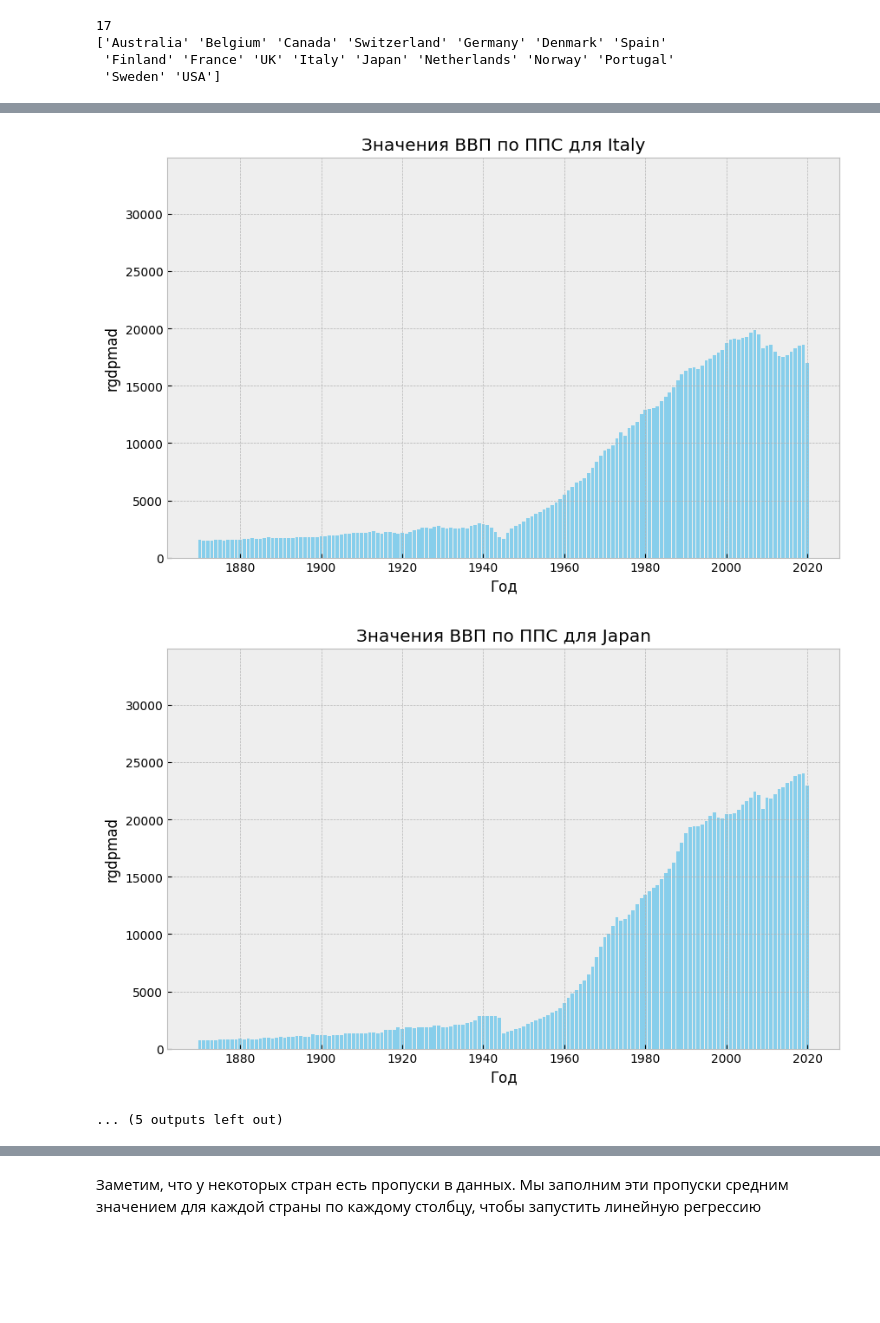
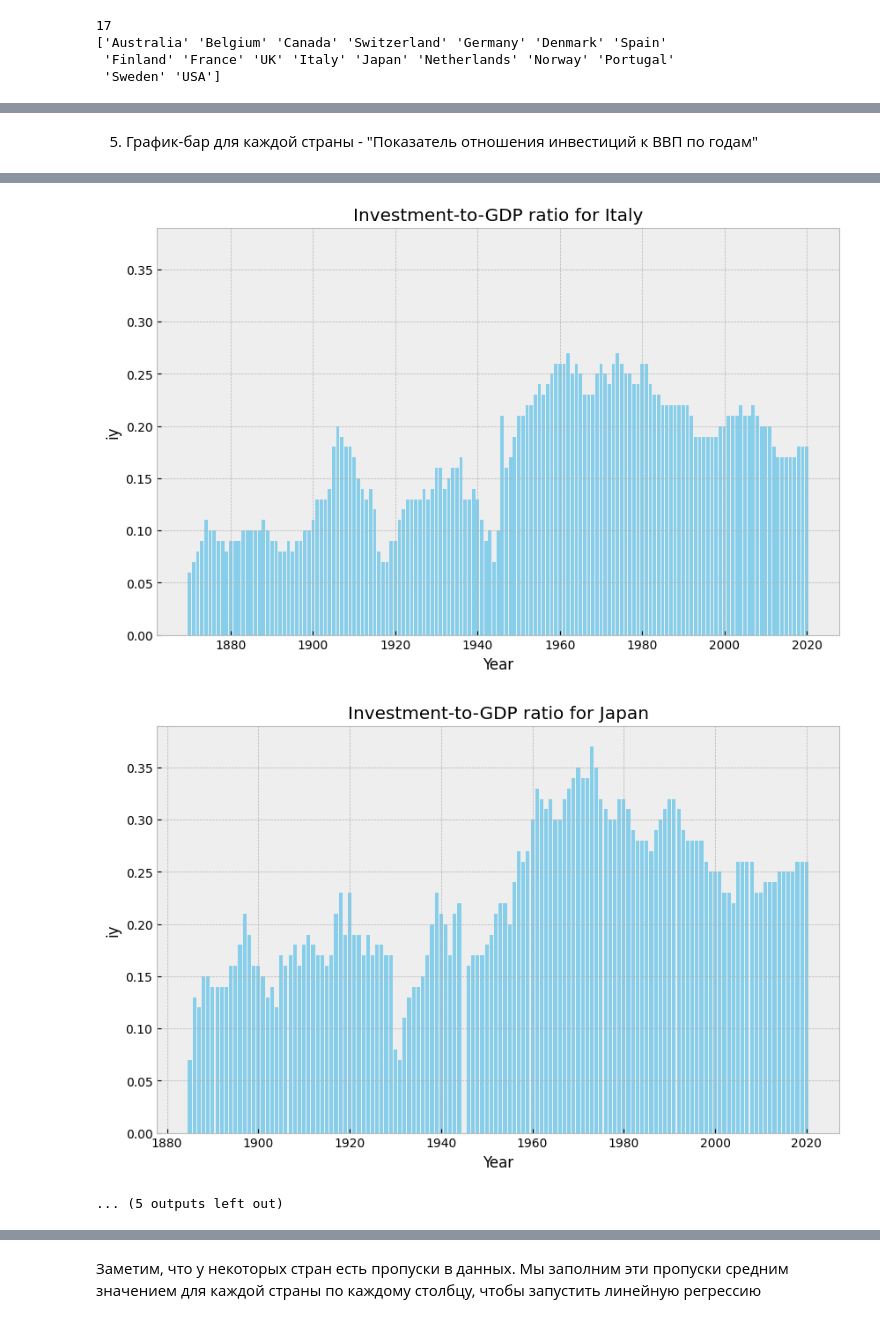
Before and after one commit to MamaAlexander/linear_reg, a Jupyter notebook: Project_Reasearch_Seminar (1).ipynb, the cells around one changed output, grey strips where cells are left out. Drawn from its saved outputs; the diff is of its cells as text; code cells hidden in the pictures; blank space fills up the shorter version.

Commit message:
graphs

```diff
--- a/Project_Reasearch_Seminar (1).ipynb
+++ b/Project_Reasearch_Seminar (1).ipynb
@@ -115,0 +120,23 @@ print(unique_values)
+# %%
+#по оси икс расположены года, по оси игрек значением ВВП на душу населения по паритету покупательной способности
+
+#импортируем библиотеку для добавления кнопки
+from ipywidgets import interact, widgets
+
+def plot_gdp(selected_country):
+    df_selected = data[data['country'] == selected_country]
+
+    plt.figure(figsize=(10, 6))
+    plt.bar(df_selected['year'], df_selected['rgdpmad'], color='skyblue')
+    plt.xlabel('Year')
+    plt.ylabel('rgdpmad')
+    plt.title(f'Real GDP per capita (PPP) for {selected_country}')
+    plt.ylim(0, data['rgdpmad'].max())
+    plt.show()
+
+#сделаем кнопку, с помощью которой будем выбирать для какоц страны отобразить график
+unique_values = data['country'].unique()
+country_dropdown = widgets.Dropdown(options=unique_values, description='Select')
+
+#соединим кнопку и построение графика
+interact(plot_gdp, selected_country=country_dropdown)
@@ -116,16 +248,18 @@ print(unique_values)
+# %% [markdown]
+5) График-бар для каждой страны - "Показатель отношения инвестиций к ВВП по годам"
 # %%
 #нарисуем графики-бары для каждой страны
-#по оси икс расположены года, по оси игрек значением ВВП на душу населения по паритету покупательной способности
+#по оси икс расположены года, по оси игрек значение отношения инвестиций к ВВП
 for i in unique_values:
   selected_country = i
   df_selected = data[data['country'] == selected_country]
 
 
   plt.figure(figsize=(10, 6))
-  plt.bar(df_selected['year'], df_selected['rgdpmad'], color='skyblue')
-  plt.xlabel('Год')
-  plt.ylabel('rgdpmad')
-  plt.title(f'Значения ВВП по ППС для {selected_country}')
-  plt.ylim(0, data['rgdpmad'].max()) #делаем так чтобы масштаб по оси ординат был одинаковым для всех графиков
+  plt.bar(df_selected['year'], df_selected['iy'], color='skyblue')
+  plt.xlabel('Year')
+  plt.ylabel('iy')
+  plt.title(f'Investment-to-GDP ratio for {selected_country}')
+  plt.ylim(0, data['iy'].max()) #делаем так чтобы масштаб по оси ординат был одинаковым для всех графиков
   plt.show()
 # %% [output]
@@ -142,3 +276,3 @@ for i in unique_values:
-[figure, old version]
+[figure, new version]
-[figure, old version]
+[figure, new version]
 ... (5 outputs left out)
```
Also changed, not shown: parts of 14 cells of this notebook.
